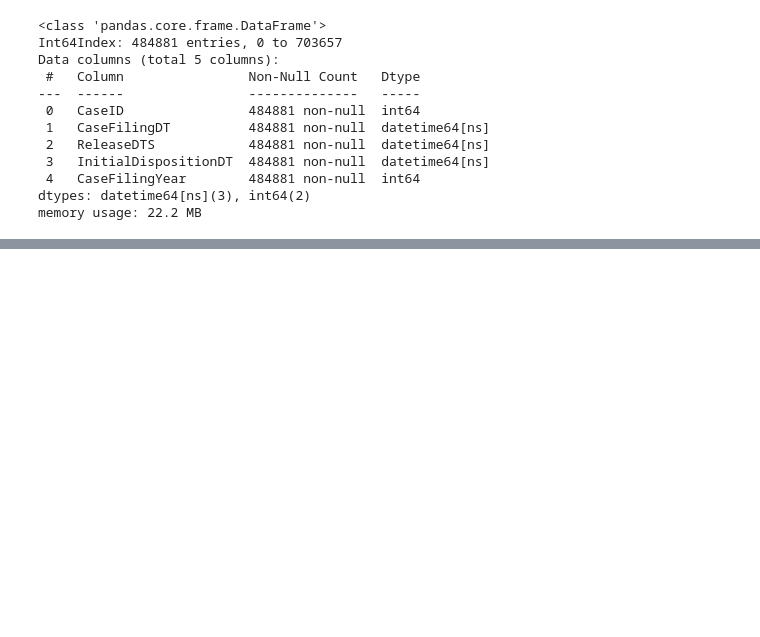
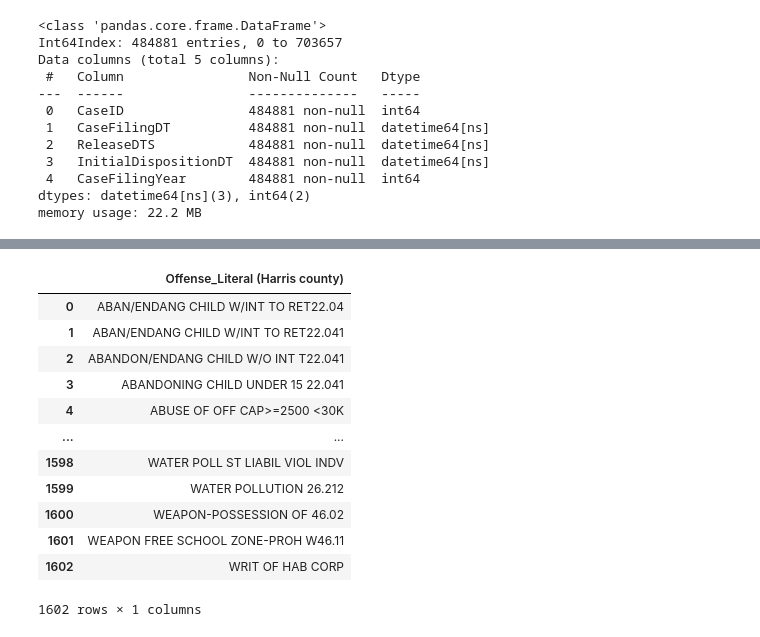
Before and after one commit to souravray97/Criminal-Justice-Analysis, a Jupyter notebook: CCD-EDA.ipynb, the cells around one changed output, grey strips where cells are left out. Drawn from its saved outputs; the diff is of its cells as text; code cells hidden in the pictures; blank space fills up the shorter version.

```diff
--- a/CCD-EDA.ipynb
+++ b/CCD-EDA.ipynb
@@ -571,0 +688,16 @@ final
+# %%
+har_off_lit.drop(1543)
+# %% [output]
+|  | Offense_Literal (Harris county) |
+| 0 | ABAN/ENDANG CHILD W/INT TO RET22.04 |
+| 1 | ABAN/ENDANG CHILD W/INT TO RET22.041 |
+| 2 | ABANDON/ENDANG CHILD W/O INT T22.041 |
+| 3 | ABANDONING CHILD UNDER 15 22.041 |
+| 4 | ABUSE OF OFF CAP>=2500 <30K |
+| ... | ... |
+| 1598 | WATER POLL ST LIABIL VIOL INDV |
+| 1599 | WATER POLLUTION 26.212 |
+| 1600 | WEAPON-POSSESSION OF 46.02 |
+| 1601 | WEAPON FREE SCHOOL ZONE-PROH W46.11 |
+| 1602 | WRIT OF HAB CORP |
+1602 rows × 1 columns
```
Also changed, not shown: parts of 73 cells of this notebook.
